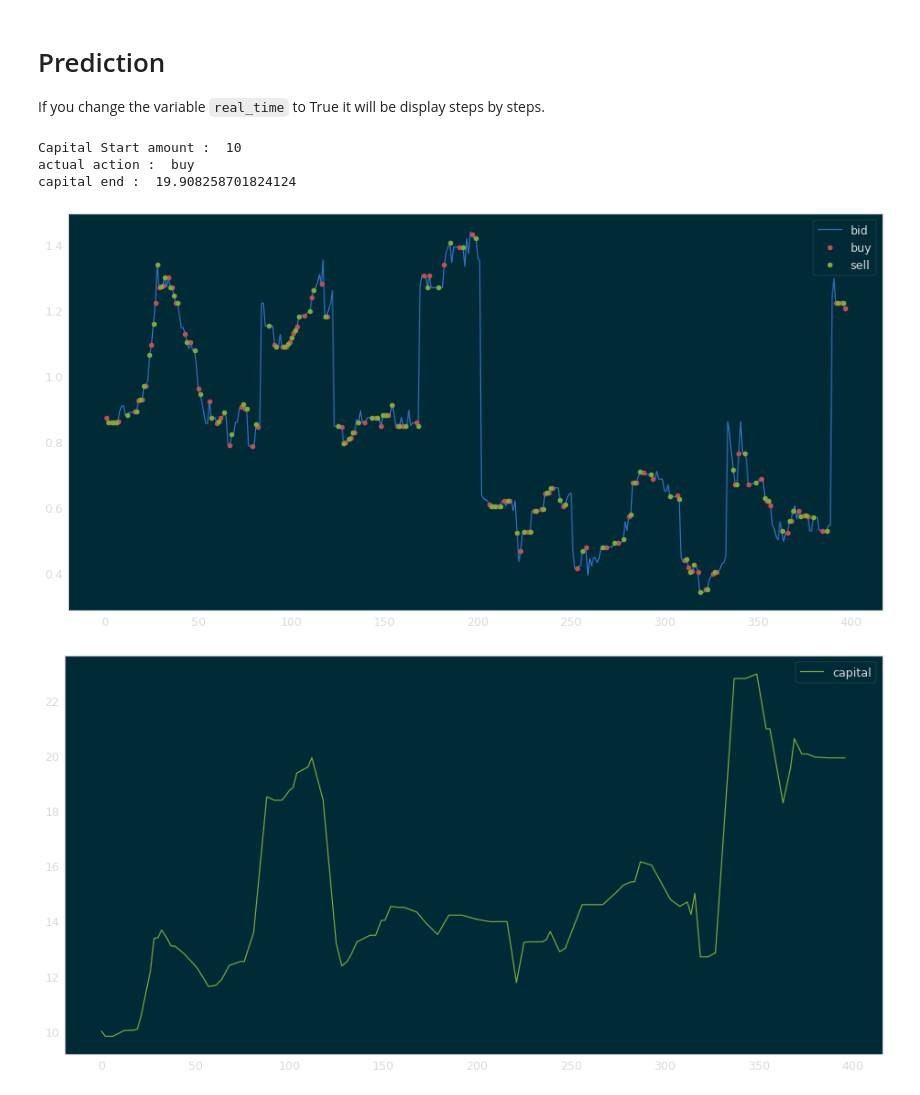
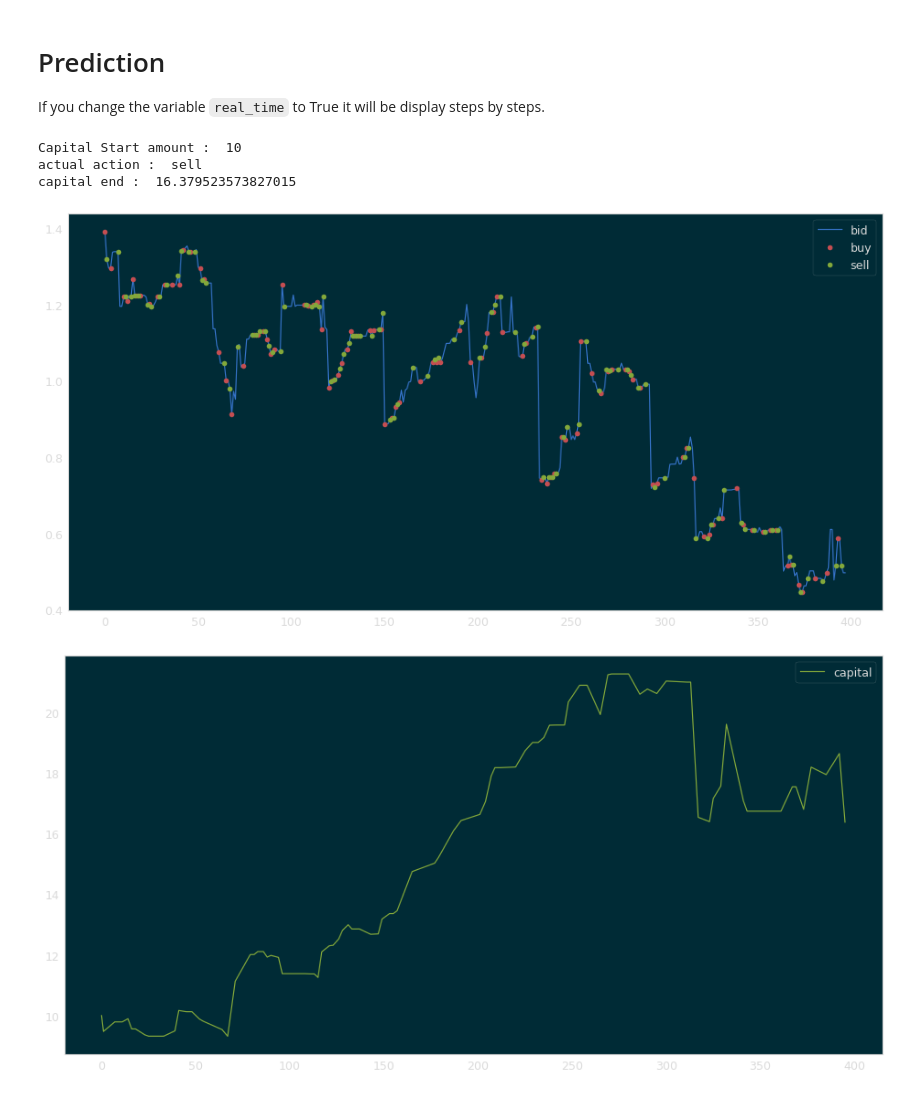
Before and after one commit to smileinnovation/cryptocurrency-trading, a Jupyter notebook: src/Financial_presentation.ipynb, the cells around one changed output. Saved outputs shown, nothing was run; the diff lists cells and outputs as text; code cells hidden in the pictures.

Commit message:
Fix issues peakmin/peakmax and normalize data in the predict part.

```diff
--- a/src/Financial_presentation.ipynb
+++ b/src/Financial_presentation.ipynb
@@ -360,7 +364,7 @@ StandarScale Normalization.
 normalize_data_tmp = frame_labelization(normalize_data, peaksmax, peaksmin, data)
 
 # FORMAT DATA FOR MODEL
-x_train, y_train, x_test, y_test = split_train(normalize_data,
+x_train, y_train, x_test, y_test = split_train(normalize_data_tmp,
                                                      settings["split_train"],
                                                      settings["split_test"],
                                                      settings["nb_per_bloc"],
@@ -437,6 +441,15 @@ acc: 0.7336683429066261
 # %% [markdown]
 # Prediction
 If you change the variable `real_time` to True it will be display steps by steps.
+# %%
+def base_frame_test(frame, train_per, test_per,):
+    train_size = int(frame.shape[0] * train_per)
+    test_size = int(frame.shape[0] * test_per) + train_size
+    return frame.loc[train_size : test_size].reset_index()
+
+test_base = base_frame_test(normalize_data_tmp,
+                         settings["split_train"],
+                         settings["split_test"])
 # %%
 # Prediction Simulation
 import time
@@ -456,20 +469,19 @@ tab_capital.append((0, capital))
 for i in range(0, len(x_test)):
     tmp = np.array([x_test[i]])
     prediction = model.predict(tmp)
-
     if prediction[:, 0] == max(prediction[0]):
         if trade_type is None and capital > 0:
-            buy_invest.append((i, normalize_data["bid"].loc[i]))
-            trade.append((i, normalize_data["bid"].loc[i]))
+            buy_invest.append((i, test_base["bid"].loc[i]))
+            trade.append((i, test_base["bid"].loc[i]))
             trade_type = True
             type_price = "buy"
     if prediction[:, 1] == max(prediction[0]):
         if trade_type == True:
             newCap = trade.pop()
             val = capital / newCap[1]
-            newCap = val * normalize_data["bid"].loc[i]
+            newCap = val * test_base["bid"].loc[i]
             capital = newCap
-            sell_invest.append((i, normalize_data["bid"].loc[i]))
+            sell_invest.append((i, test_base["bid"].loc[i]))
             trade_type = None
             tab_capital.append((i, capital))
             type_price = "sell"
@@ -479,7 +491,7 @@ for i in range(0, len(x_test)):
         clear_output(wait=True)
 
         fig = plt.figure(figsize=(16,8))
-        normalize_data["bid"].loc[0:i].plot()
+        test_base["bid"].loc[0:i].plot()
         buy_invest_tmp = np.array(buy_invest)
         sell_invest_tmp = np.array(sell_invest)
         print("Capital Start amount : ", start_capital)
@@ -504,35 +516,35 @@ for i in range(0, len(x_test)):
 
 clear_output(wait=True)
 
 time.sleep(1)
 fig = plt.figure(figsize=(16,8))
 buy_invest_tmp = np.array(buy_invest)
 sell_invest_tmp = np.array(sell_invest)
 
-normalize_data["bid"].loc[0:i].plot()
+test_base["bid"].loc[0:i].plot()
 if len(buy_invest)  > 0:
     plt.plot(buy_invest_tmp[:,0], buy_invest_tmp[:,1], "ro", label="buy")
 if len(sell_invest)  > 0:
     plt.plot(sell_invest_tmp[:,0], sell_invest_tmp[:,1], "go", label="sell")
 
 print("Capital Start amount : ", start_capital)
 if type_price is not None:
     print("actual action : ", type_price)
 print("capital end : ", capital)
 
 plt.grid()
 plt.legend()
 plt.show()
 
 fig = plt.figure(figsize=(16,8))
 tab_tmp = np.array(tab_capital)
 plt.plot(tab_tmp[:,0],tab_tmp[:,1], "g", label="capital")
 plt.grid()
 plt.legend()
 plt.show()
 # %% [output]
 Capital Start amount :  10
-actual action :  buy
-capital end :  19.908258701824124
+actual action :  sell
+capital end :  16.379523573827015
-[figure, old version]
+[figure, new version]
-[figure, old version]
+[figure, new version]
```
Also changed, not shown: parts of 6 cells of this notebook.
